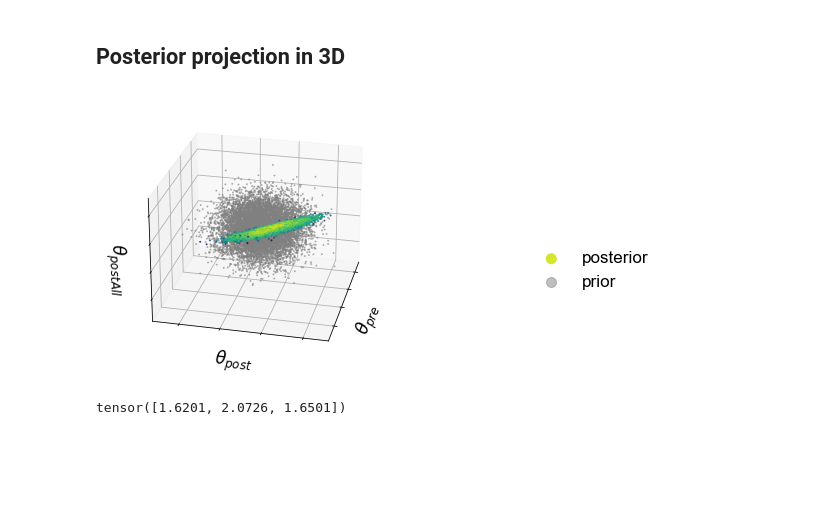
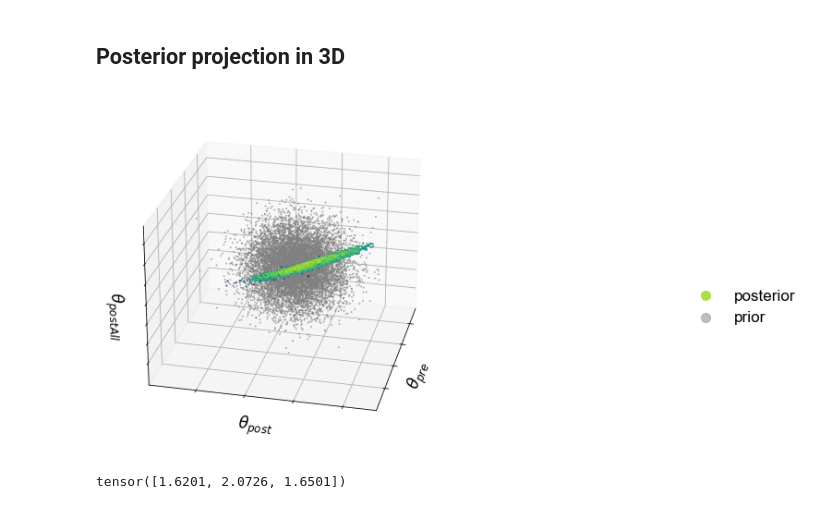
Before and after one commit to mackelab/sbi-for-connectomics, a Jupyter notebook: figures/fig3/figure4-sbi_with_measurements.ipynb, the cells around one changed output. Drawn from its saved outputs; the diff is of its cells as text; code cells hidden in the pictures; blank space fills up the shorter version.

Commit message:
update figures

```diff
--- a/figures/fig4/figure4-sbi_with_measurements.ipynb
+++ b/figures/fig3/figure4-sbi_with_measurements.ipynb
@@ -222,37 +407,37 @@ fig.savefig("figure4c_predictive_samples.png", dpi=300, bbox_inches='tight')
 # %% [markdown]
 ## Posterior projection in 3D
 # %%
-fig, ax = plt.subplots(1, 1, subplot_kw={"projection": "3d"}, figsize=(10, 5))
+fig, ax = plt.subplots(1, 1, subplot_kw={"projection": "3d"}, figsize=(10, 7))
 
 samples = posterior.sample((10000,), x=xo, show_progress_bars=False)
 
 ax.scatter(*samples.T,
                           c=posterior.log_prob(samples),
 #             cmap="viridis",
                           alpha=0.9, s=1, label="posterior")
 ax.scatter(*prior.sample((10000,)).T,
 #                           c=posterior.log_prob(osamples),
                           c="grey",
                           alpha=0.5, s=1, label="prior")
 plt.legend(bbox_to_anchor=(2.0, 0.5), markerscale=10.0)
 ax.view_init(25, 13)
 # from matplotlib import rcParams
 rcParams['axes.labelpad'] = 0.01;
 for line in ax.xaxis.get_ticklines():
     line.set_visible(False)
 for line in ax.yaxis.get_ticklines():
     line.set_visible(False)
 for line in ax.zaxis.get_ticklines():
     line.set_visible(False)
 ax.xaxis.set_ticklabels([])
 ax.yaxis.set_ticklabels([])
 ax.zaxis.set_ticklabels([])
 ax.set_xlabel(r"$\theta_{pre}$")
 ax.set_ylabel(r"$\theta_{post}$")
 ax.set_zlabel(r"$\theta_{postAll}$");
 fig.savefig("figure3_posterior3d.png", dpi=300, bbox_inches='tight')
 # %% [output]
-[figure, old version]
+[figure, new version]
 # %%
 posterior.map(x=xo, show_progress_bars=False)
 # %% [output]
```
Also changed, not shown: parts of 11 cells of this notebook, 22 other files.
